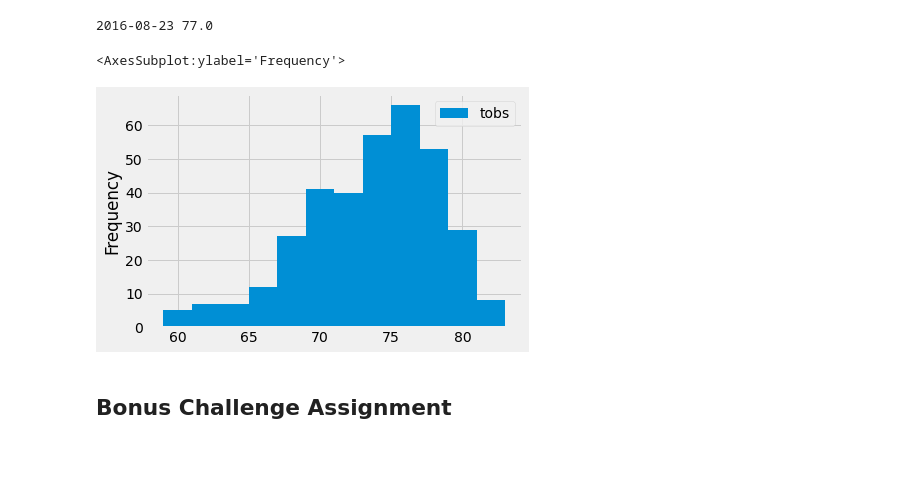
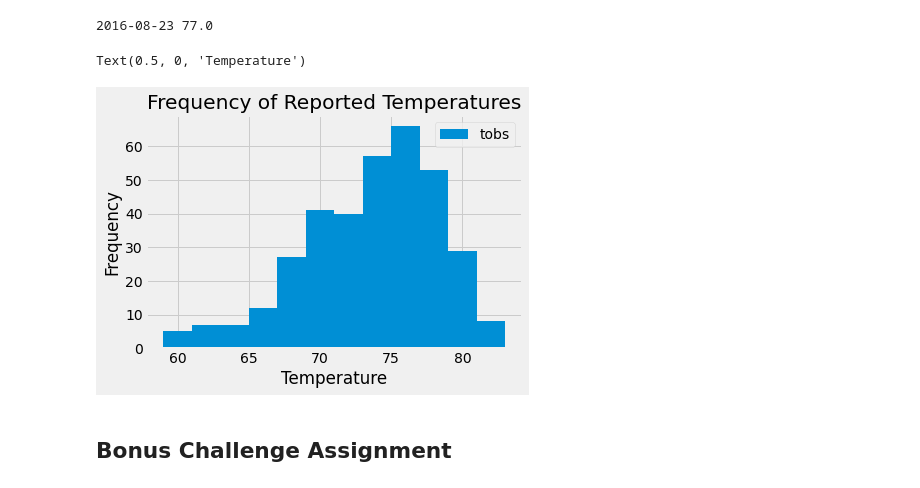
Before and after one commit to paulywog13/sqlalchemy-challenge, a Jupyter notebook: climate_starter.ipynb, the cells around one changed output. Saved outputs shown, nothing was run; the diff lists cells and outputs as text; code cells hidden in the pictures; blank space fills up the shorter version.

Commit message:
Frequency Histogram plot added to file.

```diff
--- a/climate_starter.ipynb
+++ b/climate_starter.ipynb
@@ -223,10 +219,13 @@ print(most_obersevations[0][0], most_obersevations[0][1])
 # %%
 # Query the last 12 months of temperature observation data for this station and plot the results as a histogram
 df_most = pd.DataFrame(most_obersevations)
+
 df_most.plot(kind = 'hist', bins = 12)
+plt.title("Frequency of Reported Temperatures")
+plt.xlabel("Temperature")
 # %% [output]
-<AxesSubplot:ylabel='Frequency'>
+Text(0.5, 0, 'Temperature')
-[figure, old version]
+[figure, new version]
 # %% [markdown]
 ## Bonus Challenge Assignment
 # %%
```
Also changed, not shown: parts of 2 cells of this notebook.
